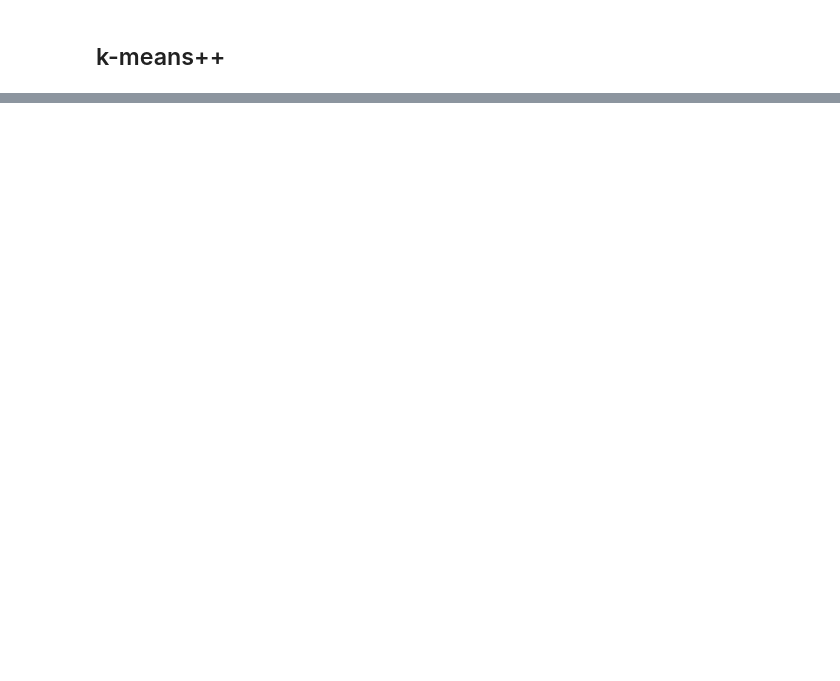
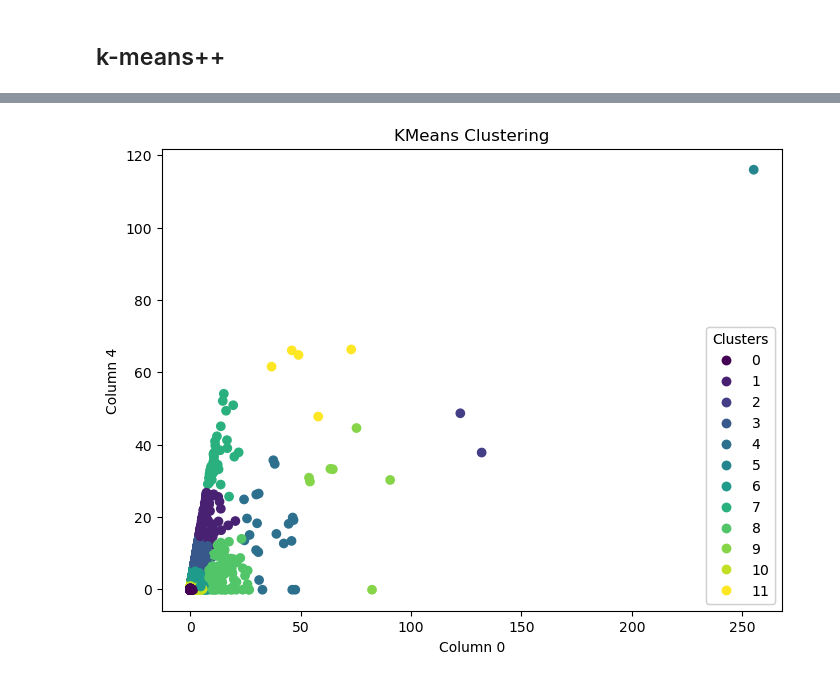
Before and after one commit to anly501/dsan-5000-project-jbrismor, a Jupyter notebook: dsan-website/5000-website/Clustering.ipynb, the cells around one changed output, grey strips where cells are left out. Drawn from its saved outputs; the diff is of its cells as text; code cells hidden in the pictures; blank space fills up the shorter version.

```diff
--- a/dsan-website/5000-website/Clustering.ipynb
+++ b/dsan-website/5000-website/Clustering.ipynb
@@ -113,0 +107,20 @@ print(df_norm.shape)
+# %%
+df_scaled = df_scaled.iloc[:, [3, 6]]
+# %%
+# Apply KMeans clustering
+kmeans = KMeans(n_clusters=12, random_state=0)
+kmeans_labels = kmeans.fit_predict(df_scaled)
+
+fig, ax = plt.subplots(figsize=(8, 6))
+
+# KMeans
+scatter = ax.scatter(df_scaled.iloc[:, 0], df_scaled.iloc[:, 1], c=kmeans_labels, cmap='viridis', marker='o')
+ax.set_title('KMeans Clustering')
+ax.set_xlabel('Column 0')
+ax.set_ylabel('Column 4')
+legend2 = ax.legend(*scatter.legend_elements(), title="Clusters")
+ax.add_artist(legend2)
+
+plt.show()
+# %% [output]
+[figure, added]
```
Also changed, not shown: parts of 28 cells of this notebook, 20 other files.
